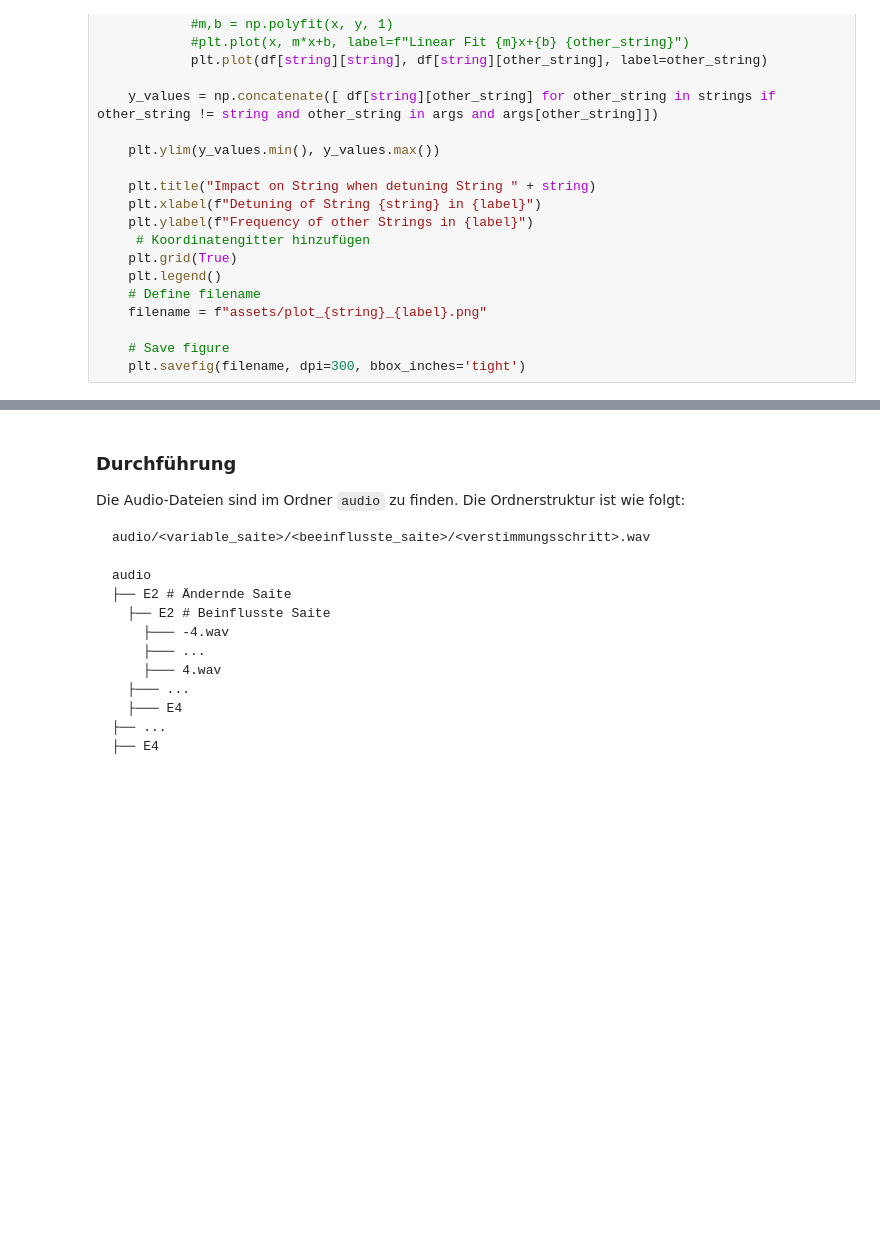
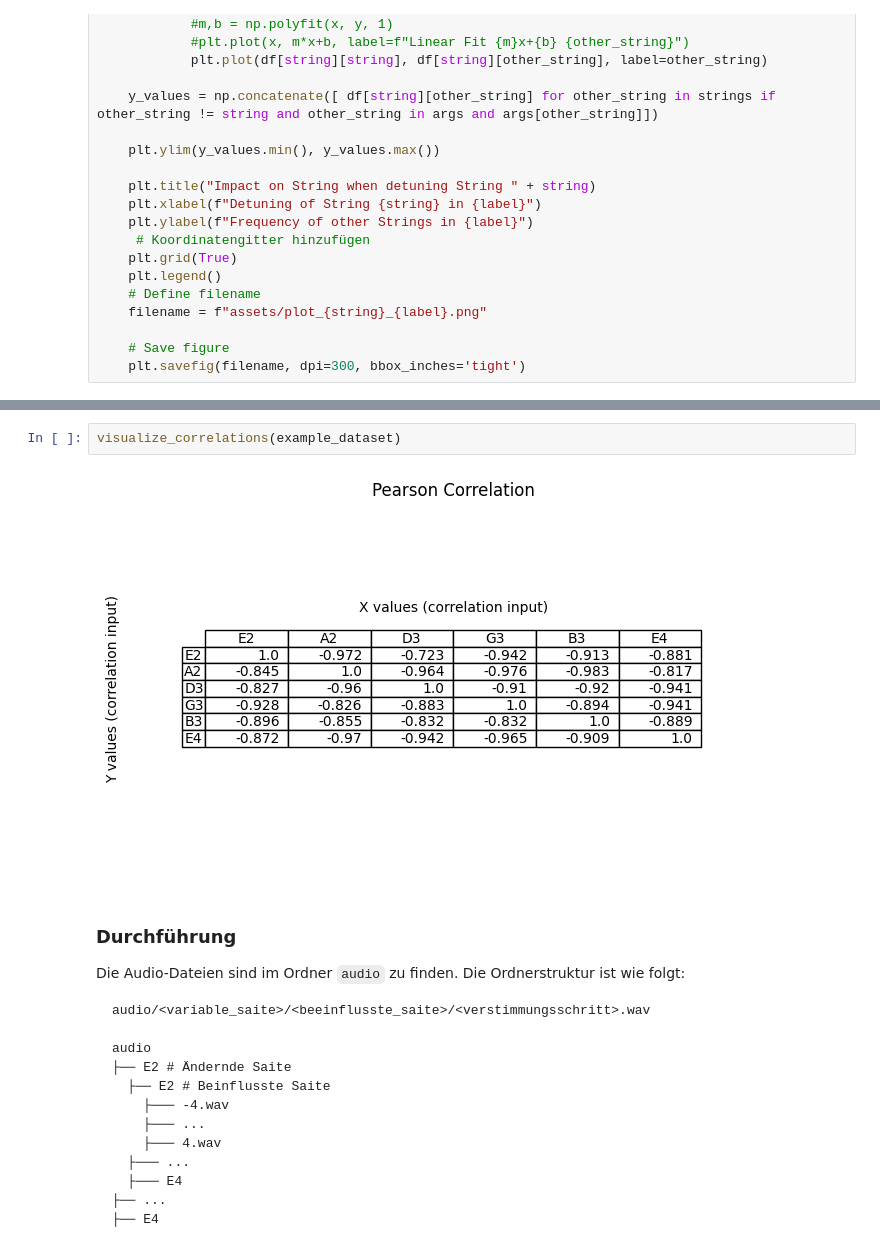
Before and after one commit to Raphael2b3/bachelorthesis_floyd_rose_tuner, a Jupyter notebook: projekt3.ipynb, the cells around one changed output, grey strips where cells are left out. Cells and saved outputs as stored; diff of their text form; blank space fills up the shorter version.

```diff
--- a/projekt3.ipynb
+++ b/projekt3.ipynb
@@ -458,3 +463,7 @@ VBox(children=(HBox(children=(VBox(children=(HBox(children=(Checkbox(value=True,
+# %%
+visualize_correlations(example_dataset)
+# %% [output]
+[figure, added]
 # %% [markdown]
 ### Durchführung
 
```
Also changed, not shown: parts of 14 cells of this notebook, 10 other files.
